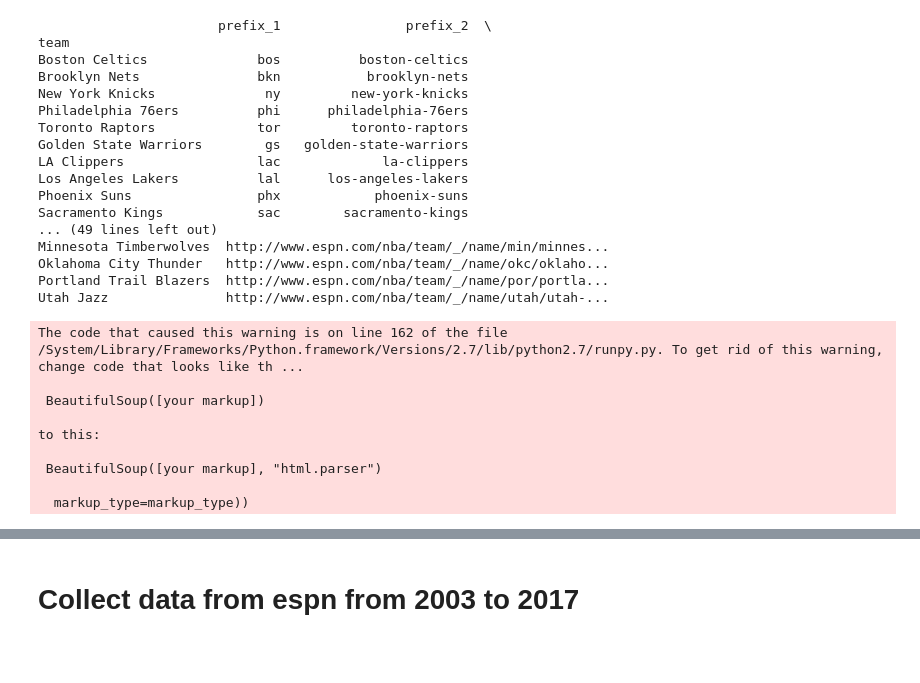
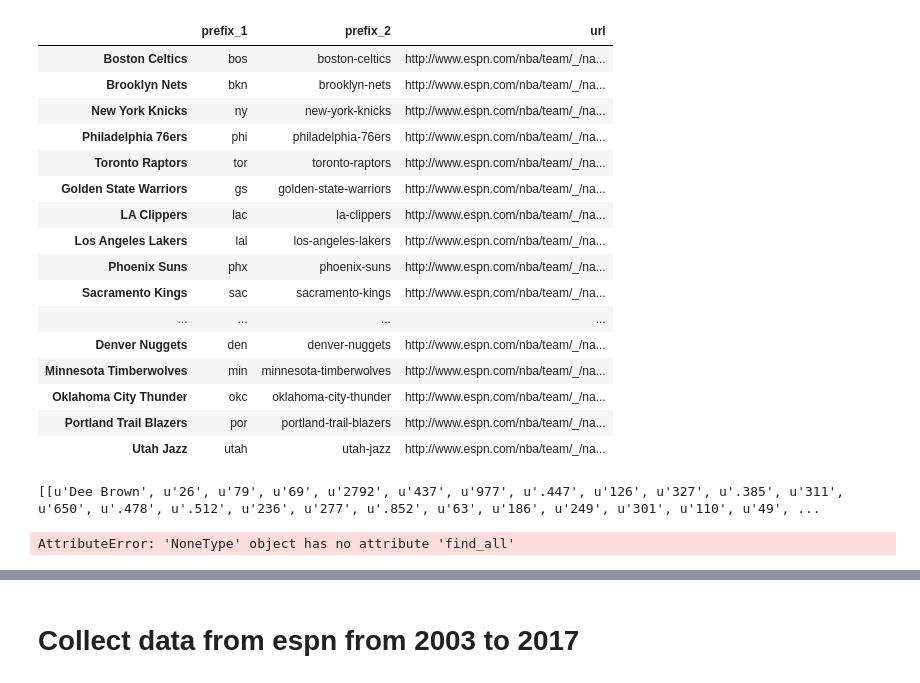
Before and after one commit to benholtzmansmith/fantasy-basketball, a Jupyter notebook: FantasyBasketball.ipynb, the cells around one changed output, grey strips where cells are left out. Cells and saved outputs as stored; diff of their text form; code cells hidden in the pictures; blank space fills up the shorter version.

```diff
--- a/FantasyBasketball.ipynb
+++ b/FantasyBasketball.ipynb
@@ -34,32 +36,24 @@ for table in tables:
 
 dic = {'url': teams_urls, 'prefix_2': prefix_2, 'prefix_1': prefix_1}
 teams = pd.DataFrame(dic, index=teams)
-teams.index.name = 'team'
-teams.to_csv("teams.csv")
-# %% [output]
-                       prefix_1                prefix_2  \
-team
-Boston Celtics              bos          boston-celtics
-Brooklyn Nets               bkn           brooklyn-nets
-New York Knicks              ny         new-york-knicks
-Philadelphia 76ers          phi      philadelphia-76ers
-Toronto Raptors             tor         toronto-raptors
-Golden State Warriors        gs   golden-state-warriors
-LA Clippers                 lac             la-clippers
-Los Angeles Lakers          lal      los-angeles-lakers
-Phoenix Suns                phx            phoenix-suns
-Sacramento Kings            sac        sacramento-kings
-... (49 lines left out)
-Minnesota Timberwolves  http://www.espn.com/nba/team/_/name/min/minnes...
-Oklahoma City Thunder   http://www.espn.com/nba/team/_/name/okc/oklaho...
-Portland Trail Blazers  http://www.espn.com/nba/team/_/name/por/portla...
-Utah Jazz               http://www.espn.com/nba/team/_/name/utah/utah-...
-The code that caused this warning is on line 162 of the file /System/Library/Frameworks/Python.framework/Versions/2.7/lib/python2.7/runpy.py. To get rid of this warning, change code that looks like th ...
-
- BeautifulSoup([your markup])
-
-to this:
-
- BeautifulSoup([your markup], "html.parser")
-
-  markup_type=markup_type))
+# %%
+team_prefixes_bbal_ref = ['BOS', 'BRK', 'NYK', 'PHI', 'TOR', 'GSW', 'LAC', 'LAL', 'PHO', 'SAC',
+                          'CHI', 'CLE', 'DET', 'IND', 'MIL', 'DAL', 'HOU', 'MEM','SAS']
+# %% [output]
+|  | prefix_1 | prefix_2 | url |
+| Boston Celtics | bos | boston-celtics | http://www.espn.com/nba/team/_/na... |
+| Brooklyn Nets | bkn | brooklyn-nets | http://www.espn.com/nba/team/_/na... |
+| New York Knicks | ny | new-york-knicks | http://www.espn.com/nba/team/_/na... |
+| Philadelphia 76ers | phi | philadelphia-76ers | http://www.espn.com/nba/team/_/na... |
+| Toronto Raptors | tor | toronto-raptors | http://www.espn.com/nba/team/_/na... |
+| Golden State Warriors | gs | golden-state-warriors | http://www.espn.com/nba/team/_/na... |
+| LA Clippers | lac | la-clippers | http://www.espn.com/nba/team/_/na... |
+| Los Angeles Lakers | lal | los-angeles-lakers | http://www.espn.com/nba/team/_/na... |
+| Phoenix Suns | phx | phoenix-suns | http://www.espn.com/nba/team/_/na... |
+| Sacramento Kings | sac | sacramento-kings | http://www.espn.com/nba/team/_/na... |
+| ... | ... | ... | ... |
+| Denver Nuggets | den | denver-nuggets | http://www.espn.com/nba/team/_/na... |
+| Minnesota Timberwolves | min | minnesota-timberwolves | http://www.espn.com/nba/team/_/na... |
+| Oklahoma City Thunder | okc | oklahoma-city-thunder | http://www.espn.com/nba/team/_/na... |
+| Portland Trail Blazers | por | portland-trail-blazers | http://www.espn.com/nba/team/_/na... |
+| Utah Jazz | utah | utah-jazz | http://www.espn.com/nba/team/_/na... |
@@ -65,0 +64,25 @@ to this:
+# %%
+BASE_URL_BBALL_REF = 'http://www.basketball-reference.com/teams/{0}/{1}.html'
+r = requests.get(BASE_URL_BBALL_REF)
+column_headers = [u'Name', u'Age', u'G', u'GS', u'MP', u'FG', u'FGA', u'FG%', u'3P', u'3PA', u'3P%', u'2P', u'2PA', u'2P%', u'eFG%', u'FT', u'FTA', u'FT%', u'ORB', u'DRB', u'TRB', u'AST', u'STL', u'BLK', u'TOV', u'PF', u'PTS']
+
+for year in range(1995, 2018):
+    player_data = []
+    for index, row in teams.iterrows():
+        r = requests.get(BASE_URL_BBALL_REF.format(row['prefix_1'].upper(), year))
+        html = str(BeautifulSoup(r.text).find(id="all_totals"))
+        formatted_html = html.replace("<!--", "")
+        table = BeautifulSoup(formatted_html).find(id="totals").find_all('tr')
+        player_data_per_team = []
+        for row in table[1:]:
+            data = [td.getText() for td in row.findAll('td')]
+            player_data_per_team.append(data)
+        without_totals = player_data_per_team[:-1]
+        print(without_totals)
+        #formatted_data = [[data[0].encode('utf-8')] + [float(x) for x in data[1:]] for data in without_totals]
+        player_data.append(without_totals)
+    df = pd.DataFrame(player_data, columns=column_headers)
+    df.to_csv("player_stats_bball_ref" + str(year) + ".csv")
+# %% [output]
+[[u'Dee Brown', u'26', u'79', u'69', u'2792', u'437', u'977', u'.447', u'126', u'327', u'.385', u'311', u'650', u'.478', u'.512', u'236', u'277', u'.852', u'63', u'186', u'249', u'301', u'110', u'49', ...
+AttributeError: 'NoneType' object has no attribute 'find_all'
```
Also changed, not shown: parts of 8 cells of this notebook, 16 other files.
